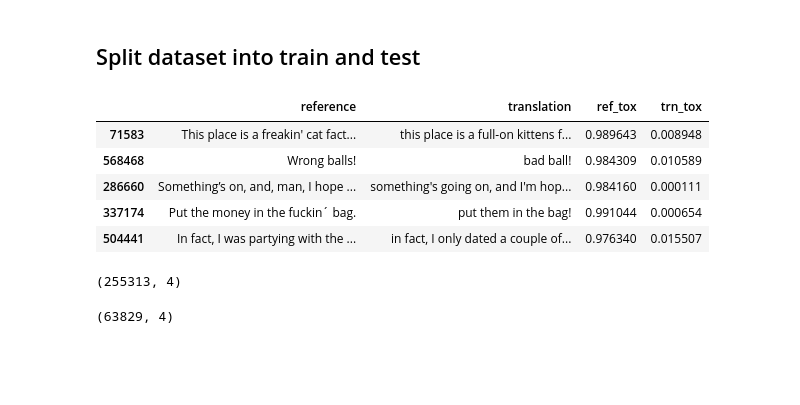
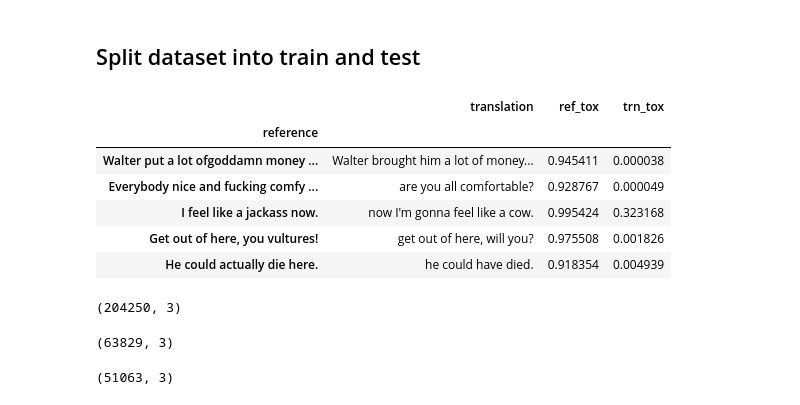
Before and after one commit to karinaDen/text-detoxification, a Jupyter notebook: notebooks/1.0-initial-data-exporation.ipynb, the cells around one changed output. Cells and saved outputs as stored; diff of their text form; code cells hidden in the pictures; blank space fills up the shorter version.

```diff
--- a/notebooks/1.0-initial-data-exporation.ipynb
+++ b/notebooks/1.0-initial-data-exporation.ipynb
@@ -149,19 +149,24 @@ top     mound of venus
 freq                 1
 # %% [markdown]
 ## Split dataset into train and test
-# %%
-train_data, test_data = train_test_split(df, test_size=0.2, random_state=42)
-train_data.head()
-# %% [output]
-|  | reference | translation | ref_tox | trn_tox |
-| 71583 | This place is a freakin' cat fact... | this place is a full-on kittens f... | 0.989643 | 0.008948 |
-| 568468 | Wrong balls! | bad ball! | 0.984309 | 0.010589 |
-| 286660 | Something’s on, and, man, I hope ... | something's going on, and I'm hop... | 0.984160 | 0.000111 |
-| 337174 | Put the money in the fuckin´ bag. | put them in the bag! | 0.991044 | 0.000654 |
-| 504441 | In fact, I was partying with the ... | in fact, I only dated a couple of... | 0.976340 | 0.015507 |
+# %%
+test_df = pd.read_csv('../data/interim/test.csv', index_col=0)
+train_df = pd.read_csv('../data/interim/train.csv', index_col=0)
+val_df = pd.read_csv('../data/interim/validation.csv', index_col=0)
+test_df.head()
+# %% [output]
+|  | translation | ref_tox | trn_tox |
+| reference |  |  |  |
+| Walter put a lot ofgoddamn money ... | Walter brought him a lot of money... | 0.945411 | 0.000038 |
+| Everybody nice and fucking comfy ... | are you all comfortable? | 0.928767 | 0.000049 |
+| I feel like a jackass now. | now I'm gonna feel like a cow. | 0.995424 | 0.323168 |
+| Get out of here, you vultures! | get out of here, will you? | 0.975508 | 0.001826 |
+| He could actually die here. | he could have died. | 0.918354 | 0.004939 |
 # %%
-display(train_data.shape)
-display(test_data.shape)
+display(train_df.shape)
+display(test_df.shape)
+display(val_df.shape)
 # %% [output]
-(255313, 4)
+(204250, 3)
-(63829, 4)
+(63829, 3)
+(51063, 3)
```
Also changed, not shown: 10 other files.
